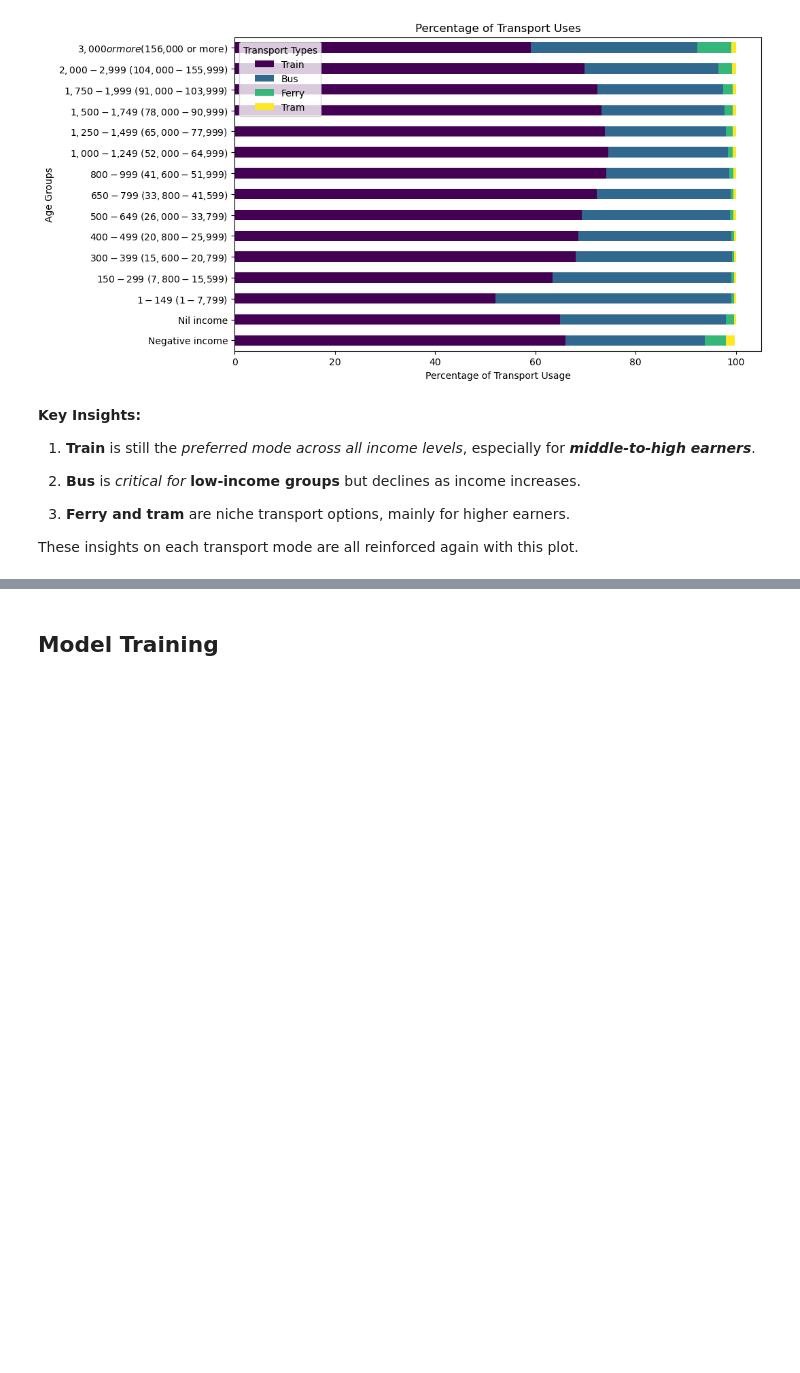
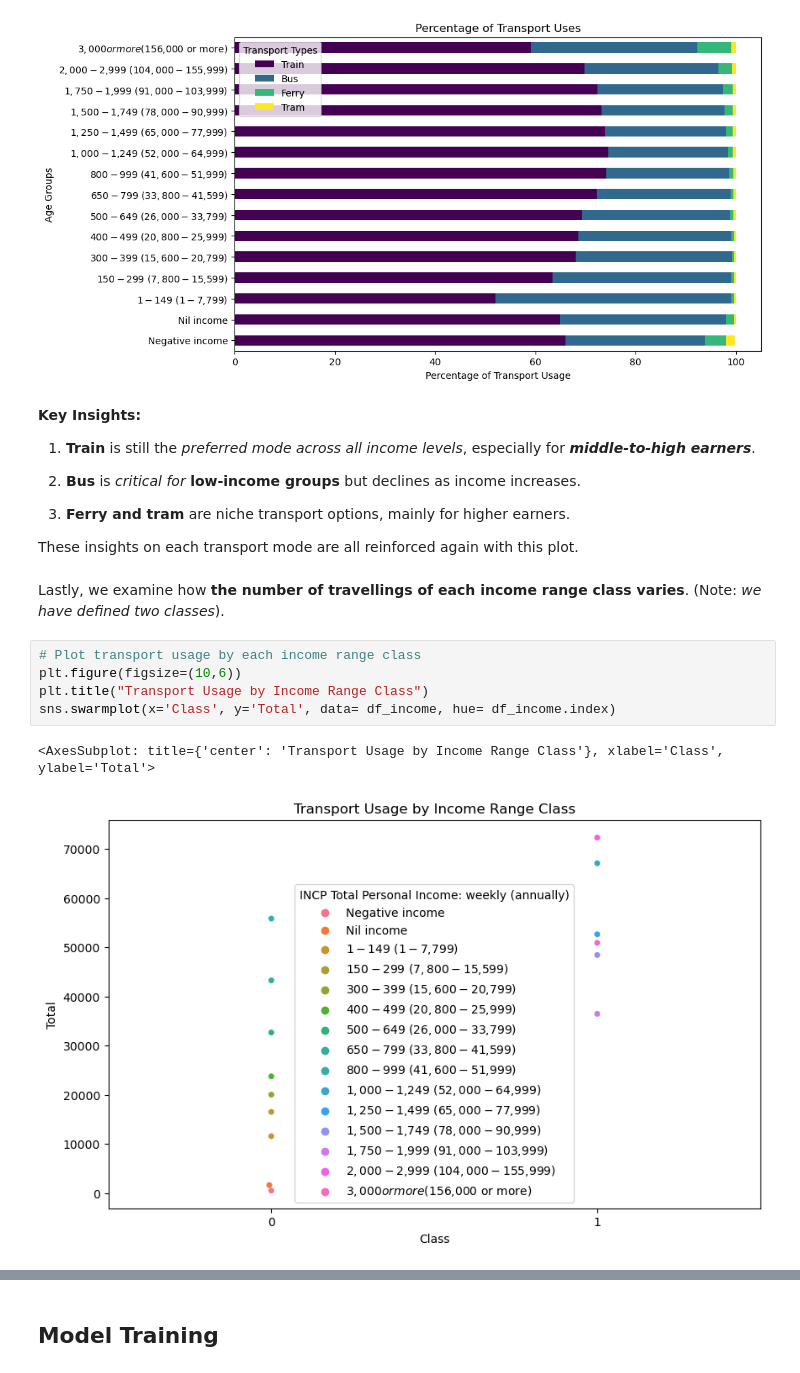
Before and after one commit to ethanaire/Analyzing-NSW-Public-Transports-with-Opal-Cards, a Jupyter notebook: Transport Usage by Income.ipynb, the cells around one changed output, grey strips where cells are left out. Drawn from its saved outputs; the diff is of its cells as text; blank space fills up the shorter version.

```diff
--- a/Transport Usage by Income.ipynb
+++ b/Transport Usage by Income.ipynb
@@ -305,3 +306,13 @@ trans_modes_by_incgr_perc_plot.legend(title="Transport Types")
 3. **Ferry and tram** are niche transport options, mainly for higher earners.
 
 These insights on each transport mode are all reinforced again with this plot.
+# %% [markdown]
+Lastly, we examine how **the number of travellings of each income range class varies**. (Note: _we have defined two classes_).
+# %%
+# Plot transport usage by each income range class
+plt.figure(figsize=(10,6))
+plt.title("Transport Usage by Income Range Class")
+sns.swarmplot(x='Class', y='Total', data= df_income, hue= df_income.index)
+# %% [output]
+<AxesSubplot: title={'center': 'Transport Usage by Income Range Class'}, xlabel='Class', ylabel='Total'>
+[figure, added]
```
Also changed, not shown: parts of 64 cells of this notebook.
